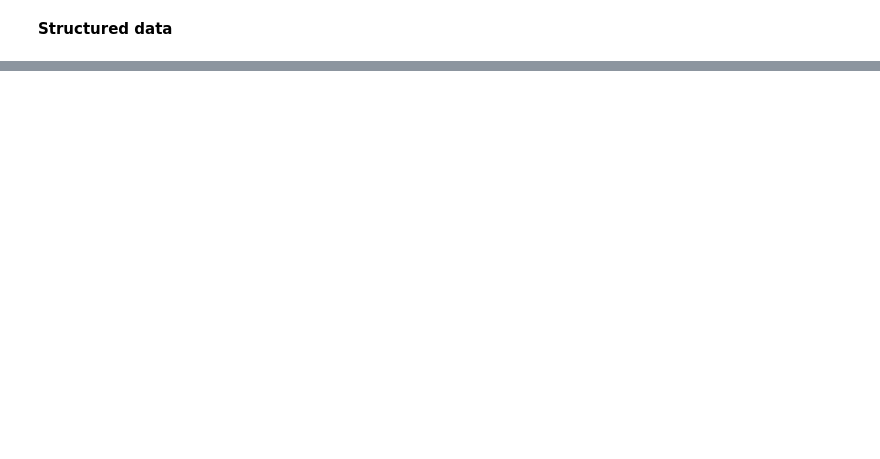
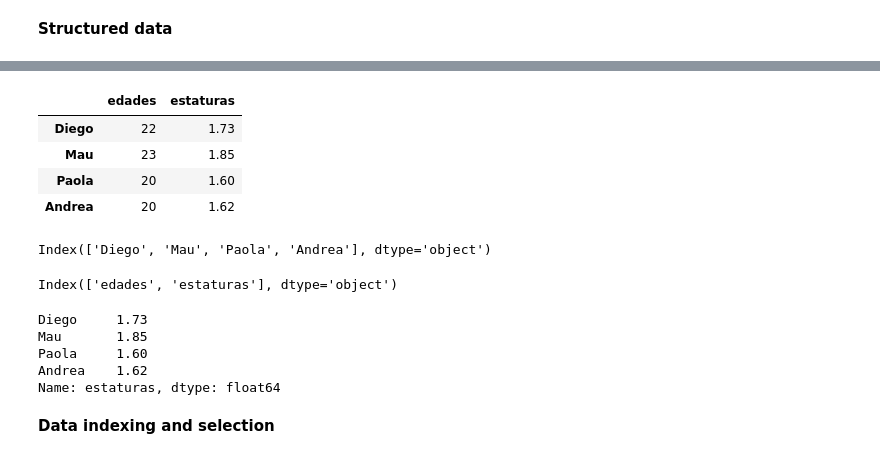
Before and after one commit to DCI-alxogm/ml2023-BlackPuma075, a Jupyter notebook: Ago11_12_Tarea1.ipynb, the cells around one changed output, grey strips where cells are left out. Saved outputs shown, nothing was run; the diff lists cells and outputs as text; code cells hidden in the pictures; blank space fills up the shorter version.

```diff
--- a/Ago11_12_Tarea1.ipynb
+++ b/Ago11_12_Tarea1.ipynb
@@ -769,0 +937,35 @@ for i in range(X.shape[0]):
+# %%
+edades_ = {'Diego':22, 'Mau': 23, 'Paola': 20, 'Andrea':20}
+edades = pd.Series(edades_)
+estaturas_ = {'Diego': 1.73, 'Mau': 1.85, 'Paola': 1.60, 'Andrea': 1.62}
+estaturas = pd.Series(estaturas_)
+
+todos_ = pd.DataFrame({'edades': edades,
+                       'estaturas': estaturas})
+
+todos_ #You can think of a DataFrame as a sequence of aligned Series objects!
+# %% [output]
+|  | edades | estaturas |
+| Diego | 22 | 1.73 |
+| Mau | 23 | 1.85 |
+| Paola | 20 | 1.60 |
+| Andrea | 20 | 1.62 |
+# %%
+todos_.index
+# %% [output]
+Index(['Diego', 'Mau', 'Paola', 'Andrea'], dtype='object')
+# %%
+todos_.columns
+# %% [output]
+Index(['edades', 'estaturas'], dtype='object')
+# %%
+todos_['estaturas'] #We can think of a DataFrame as a especialization of
+                    #a dictionary!!!!!
+# %% [output]
+Diego     1.73
+Mau       1.85
+Paola     1.60
+Andrea    1.62
+Name: estaturas, dtype: float64
+# %% [markdown]
+**Data indexing and selection**
```
Also changed, not shown: parts of 35 cells of this notebook.
